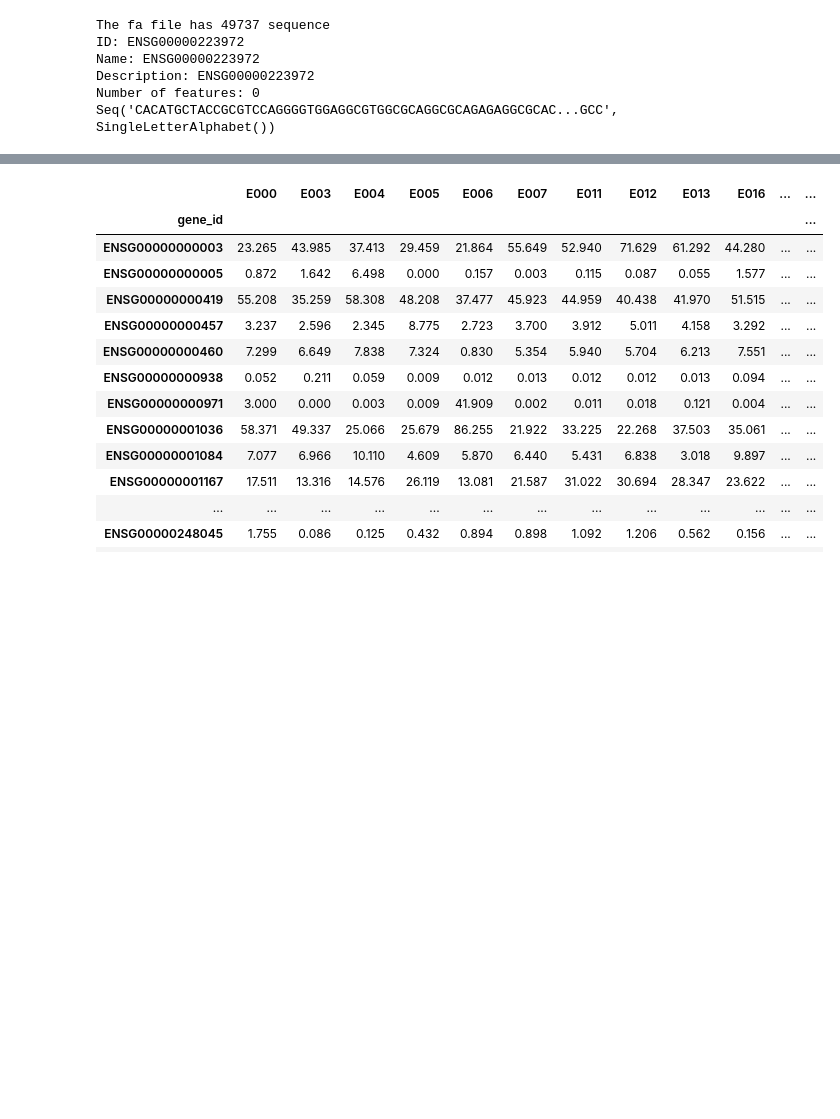
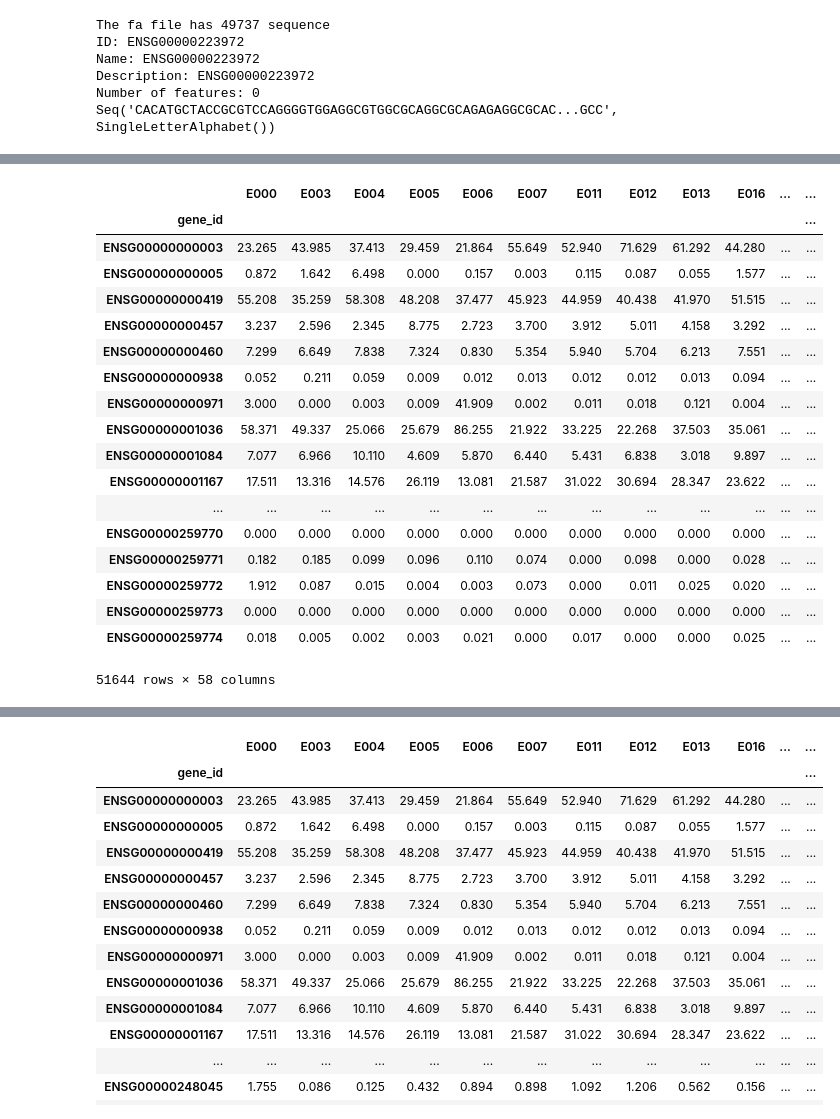
Before and after one commit to qihuazhong/dnaseq-to-expr, a Jupyter notebook: data.ipynb, the cells around one changed output, grey strips where cells are left out. Saved outputs shown, nothing was run; the diff lists cells and outputs as text; code cells hidden in the pictures; blank space fills up the shorter version.

```diff
--- a/data.ipynb
+++ b/data.ipynb
@@ -89,3 +83,25 @@ toc - tic
+# %%
+all_genes
+# %% [output]
+|  | E000 | E003 | E004 | E005 | E006 | E007 | E011 | E012 | E013 | E016 | ... | ... |
+| gene_id |  |  |  |  |  |  |  |  |  |  |  | ... |
+| ENSG00000000003 | 23.265 | 43.985 | 37.413 | 29.459 | 21.864 | 55.649 | 52.940 | 71.629 | 61.292 | 44.280 | ... | ... |
+| ENSG00000000005 | 0.872 | 1.642 | 6.498 | 0.000 | 0.157 | 0.003 | 0.115 | 0.087 | 0.055 | 1.577 | ... | ... |
+| ENSG00000000419 | 55.208 | 35.259 | 58.308 | 48.208 | 37.477 | 45.923 | 44.959 | 40.438 | 41.970 | 51.515 | ... | ... |
+| ENSG00000000457 | 3.237 | 2.596 | 2.345 | 8.775 | 2.723 | 3.700 | 3.912 | 5.011 | 4.158 | 3.292 | ... | ... |
+| ENSG00000000460 | 7.299 | 6.649 | 7.838 | 7.324 | 0.830 | 5.354 | 5.940 | 5.704 | 6.213 | 7.551 | ... | ... |
+| ENSG00000000938 | 0.052 | 0.211 | 0.059 | 0.009 | 0.012 | 0.013 | 0.012 | 0.012 | 0.013 | 0.094 | ... | ... |
+| ENSG00000000971 | 3.000 | 0.000 | 0.003 | 0.009 | 41.909 | 0.002 | 0.011 | 0.018 | 0.121 | 0.004 | ... | ... |
+| ENSG00000001036 | 58.371 | 49.337 | 25.066 | 25.679 | 86.255 | 21.922 | 33.225 | 22.268 | 37.503 | 35.061 | ... | ... |
+| ENSG00000001084 | 7.077 | 6.966 | 10.110 | 4.609 | 5.870 | 6.440 | 5.431 | 6.838 | 3.018 | 9.897 | ... | ... |
+| ENSG00000001167 | 17.511 | 13.316 | 14.576 | 26.119 | 13.081 | 21.587 | 31.022 | 30.694 | 28.347 | 23.622 | ... | ... |
+| ... | ... | ... | ... | ... | ... | ... | ... | ... | ... | ... | ... | ... |
+| ENSG00000259770 | 0.000 | 0.000 | 0.000 | 0.000 | 0.000 | 0.000 | 0.000 | 0.000 | 0.000 | 0.000 | ... | ... |
+| ENSG00000259771 | 0.182 | 0.185 | 0.099 | 0.096 | 0.110 | 0.074 | 0.000 | 0.098 | 0.000 | 0.028 | ... | ... |
+| ENSG00000259772 | 1.912 | 0.087 | 0.015 | 0.004 | 0.003 | 0.073 | 0.000 | 0.011 | 0.025 | 0.020 | ... | ... |
+| ENSG00000259773 | 0.000 | 0.000 | 0.000 | 0.000 | 0.000 | 0.000 | 0.000 | 0.000 | 0.000 | 0.000 | ... | ... |
+| ENSG00000259774 | 0.018 | 0.005 | 0.002 | 0.003 | 0.021 | 0.000 | 0.017 | 0.000 | 0.000 | 0.025 | ... | ... |
+51644 rows × 58 columns
 # %%
 common_genes = all_genes[all_genes["seq"].values != None]
 # %%
```
Also changed, not shown: parts of 6 cells of this notebook, 1 other file.
